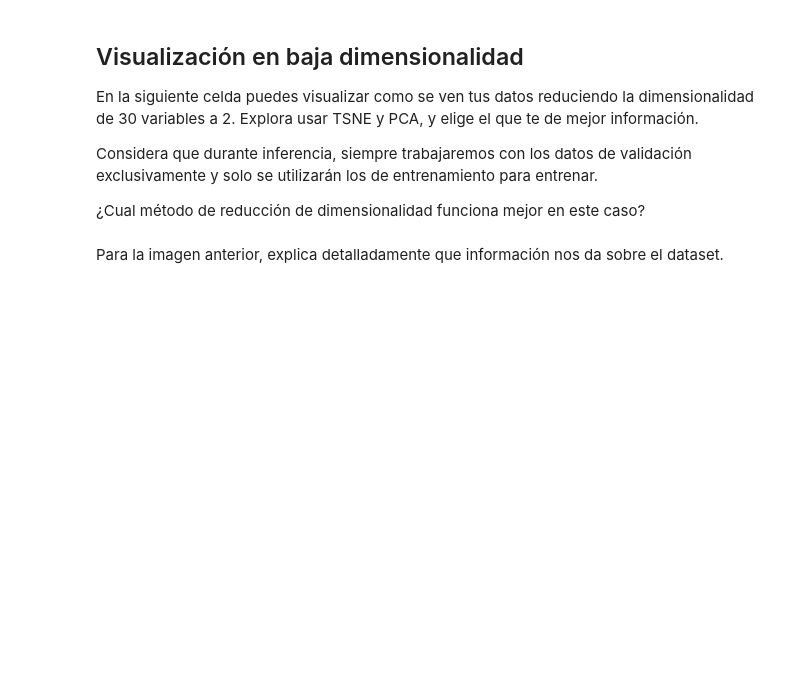
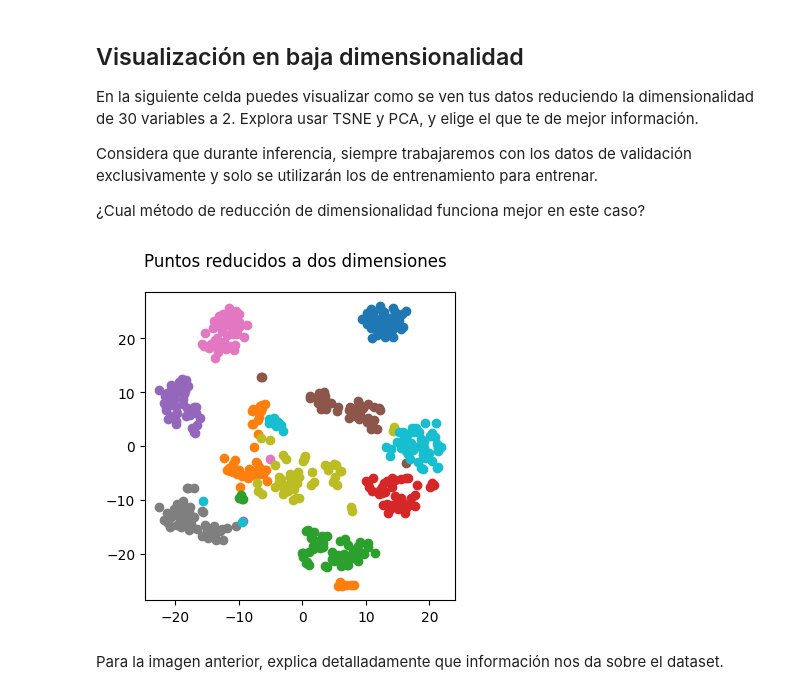
Before and after one commit to xJonathanS7x/SI23-BongoCat, a Jupyter notebook: proyecto_1_ML/proyecto_1_ML.ipynb, the cells around one changed output. Cells and saved outputs as stored; diff of their text form; code cells hidden in the pictures; blank space fills up the shorter version.

Commit message:
Usanding TSNE

```diff
--- a/proyecto_1_ML/proyecto_1_ML.ipynb
+++ b/proyecto_1_ML/proyecto_1_ML.ipynb
@@ -89,16 +96,20 @@ Considera que durante inferencia, siempre trabajaremos con los datos de validaci
 # %%
 # TODO Reducimos la dimensionalidad de los datos DE VALIDACIÓN data_val
 # a 2 dimensiones usando TSNE y/o PCA
-reduced_data_val =
+reduced_data_val = TSNE(n_components=2).fit_transform(data_val)
 
-labels = np.unique(target_train)
+labels = np.unique(target_val)
 fig, ax_pca = plt.subplots(1, 1, figsize=(4,4))
 fig.suptitle("Puntos reducidos a dos dimensiones")
+
 for c in labels:
-    indices = np.where(target_train == c)
+    indices = np.where(target_val == c)
     plot_data = reduced_data_val[indices]
     ax_pca.scatter(plot_data[:, 0], plot_data[:, 1], label=f"Grupo {c}")
+
 plt.show()
+# %% [output]
+[figure, added]
 # %% [markdown]
 Para la imagen anterior, explica detalladamente que información nos da sobre el dataset.
 # %% [markdown]
```
Also changed, not shown: parts of 6 cells of this notebook.
